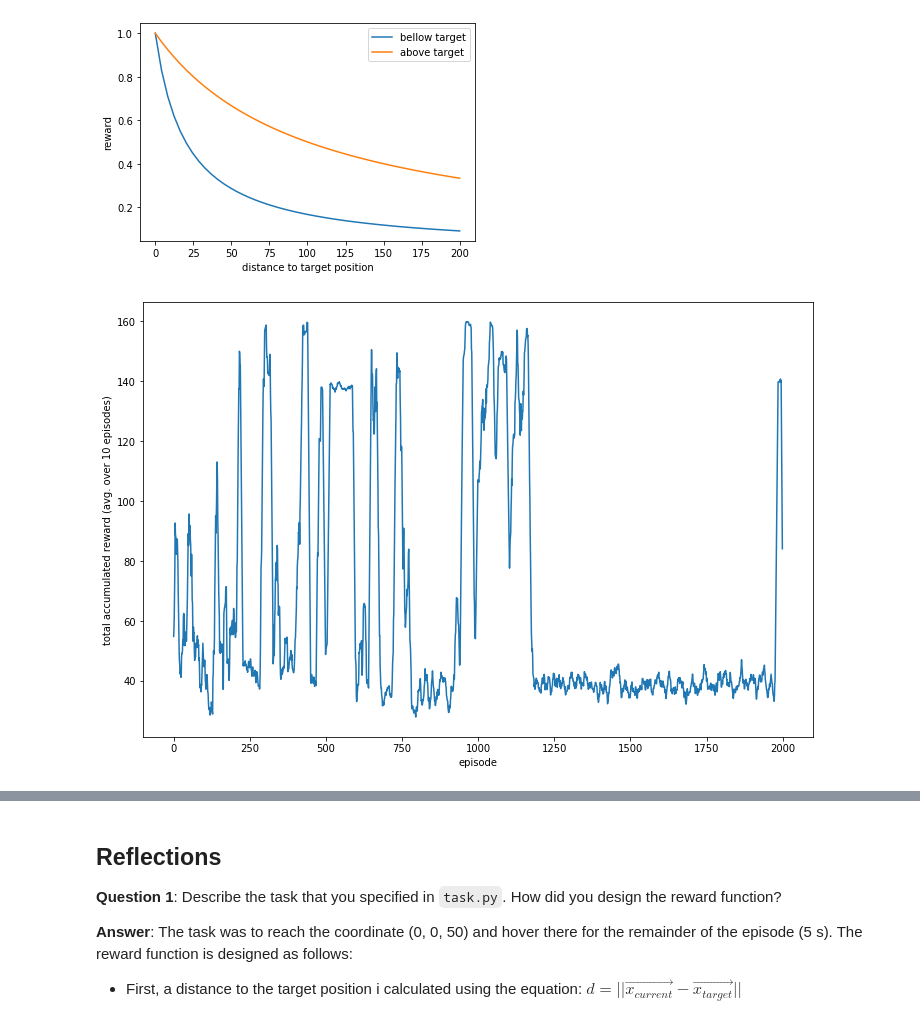
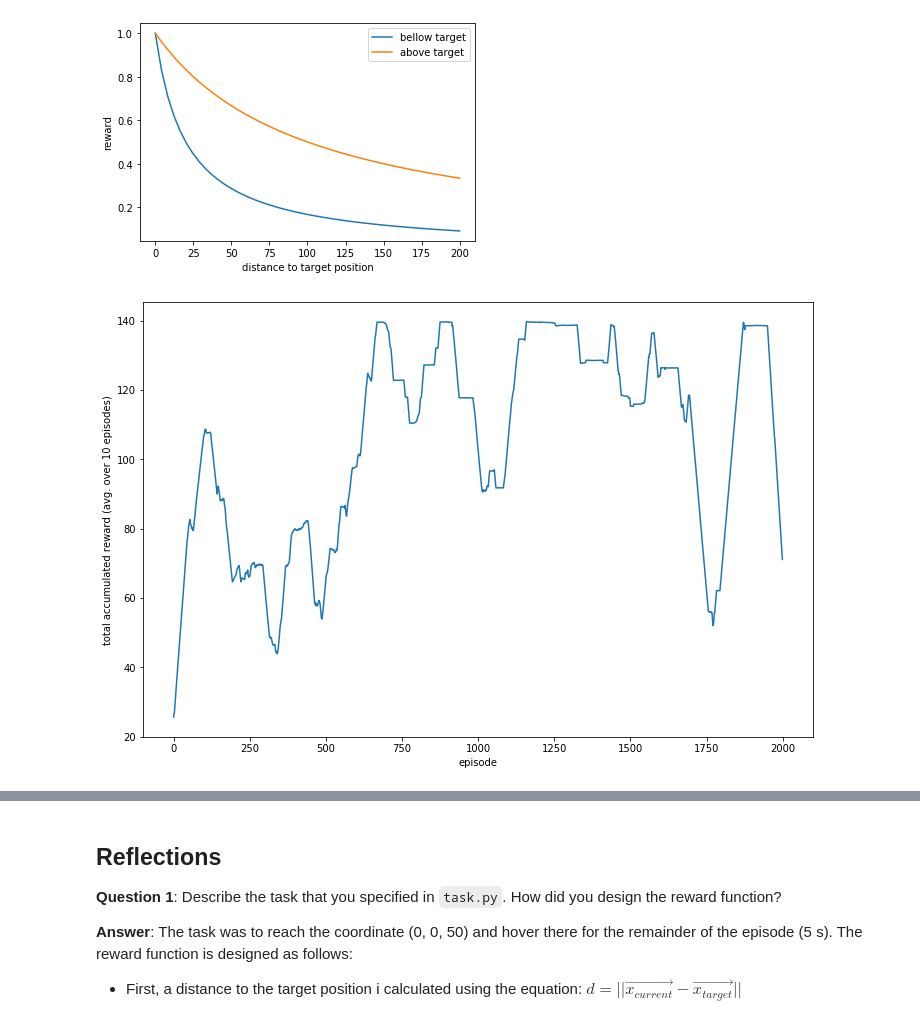
Before and after one commit to robertlizatovic/quadcopter_project, a Jupyter notebook: Quadcopter_Project.ipynb, the cells around one changed output, grey strips where cells are left out. Cells and saved outputs as stored; diff of their text form; code cells hidden in the pictures.

```diff
--- a/Quadcopter_Project.ipynb
+++ b/Quadcopter_Project.ipynb
@@ -304,18 +313,18 @@ plt.show()
 # %%
 ## TODO: Plot the rewards.
 def moving_average(array, window=10, mode="same"):
     """smoothes the array using the average of the window"""
     w = np.ones(window) / window
     return np.convolve(array, w, mode=mode)
 
-avg_scores = moving_average(scores)
+avg_scores = moving_average(scores, window=100)
 fig, ax = plt.subplots(figsize=(12,8))
 ax.plot(avg_scores, label="avg. scores")
 ax.set_xlabel("episode")
 ax.set_ylabel("total accumulated reward (avg. over 10 episodes)")
 fig.show()
 # %% [output]
-[figure, old version]
+[figure, new version]
 # %%
 # Plot the test run results
 def plot_episode_params(results):
```
Also changed, not shown: parts of 2 cells of this notebook, 1 other file.
